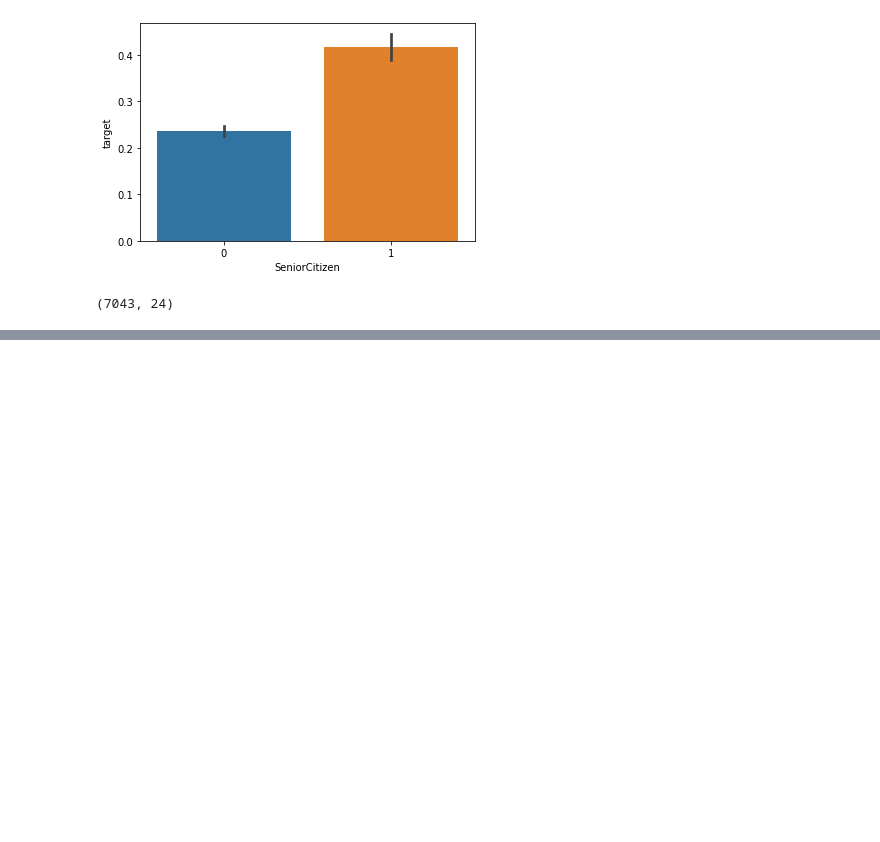
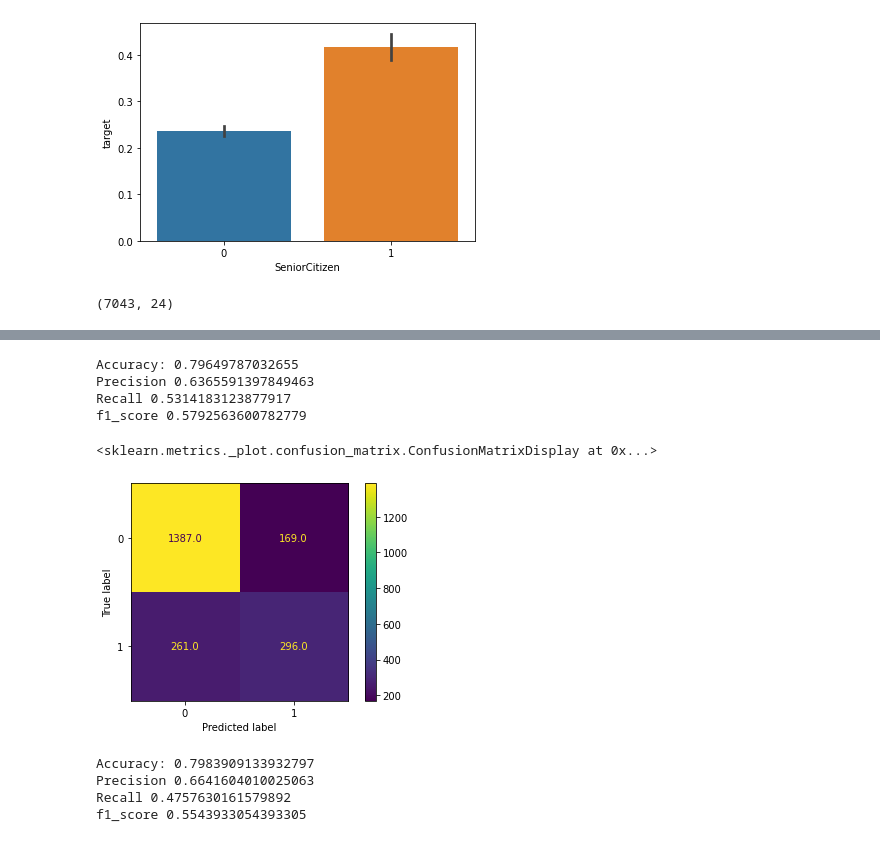
Before and after one commit to Aditk23/Telecom-Churn-Analysis, a Jupyter notebook: TelecomChurn.ipynb, the cells around one changed output, grey strips where cells are left out. Drawn from its saved outputs; the diff is of its cells as text; code cells hidden in the pictures; blank space fills up the shorter version.

```diff
--- a/TelecomChurn.ipynb
+++ b/TelecomChurn.ipynb
@@ -305,3 +305,7 @@ X_all=pd.concat([select_features_df_char,select_features_df_num,select_features_
 X_all.shape
 # %% [output]
 (7043, 24)
+# %%
+# Making 70-30 split
+from sklearn.model_selection import train_test_split
+X_train, X_test, y_train, y_test=train_test_split(X_all, y, test_size=0.3, random_state=10)
@@ -307,0 +481,29 @@ X_all.shape
+# %%
+from sklearn import metrics
+from sklearn.metrics import confusion_matrix
+
+print("Accuracy:",metrics.accuracy_score(y_test, y_pred_logreg))
+print("Precision",metrics.precision_score(y_test,y_pred_logreg))
+print("Recall",metrics.recall_score(y_test,y_pred_logreg))
+print("f1_score",metrics.f1_score(y_test,y_pred_logreg))
+# %% [output]
+Accuracy: 0.79649787032655
+Precision 0.6365591397849463
+Recall 0.5314183123877917
+f1_score 0.5792563600782779
+# %%
+metrics.plot_confusion_matrix(logreg,X_test,y_test,values_format=".1f")
+# %% [output]
+<sklearn.metrics._plot.confusion_matrix.ConfusionMatrixDisplay at 0x...>
+[figure, added]
+# %%
+from sklearn import metrics
+print("Accuracy:",metrics.accuracy_score(y_test, y_pred_rf))
+print("Precision",metrics.precision_score(y_test,y_pred_rf))
+print("Recall",metrics.recall_score(y_test,y_pred_rf))
+print("f1_score",metrics.f1_score(y_test,y_pred_rf))
+# %% [output]
+Accuracy: 0.7983909133932797
+Precision 0.6641604010025063
+Recall 0.4757630161579892
+f1_score 0.5543933054393305
```
Also changed, not shown: parts of 21 cells of this notebook, 1 other file.
